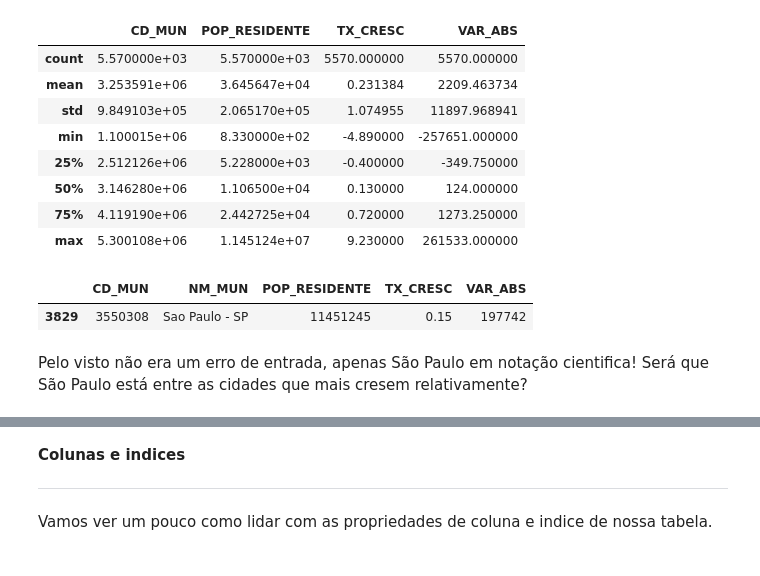
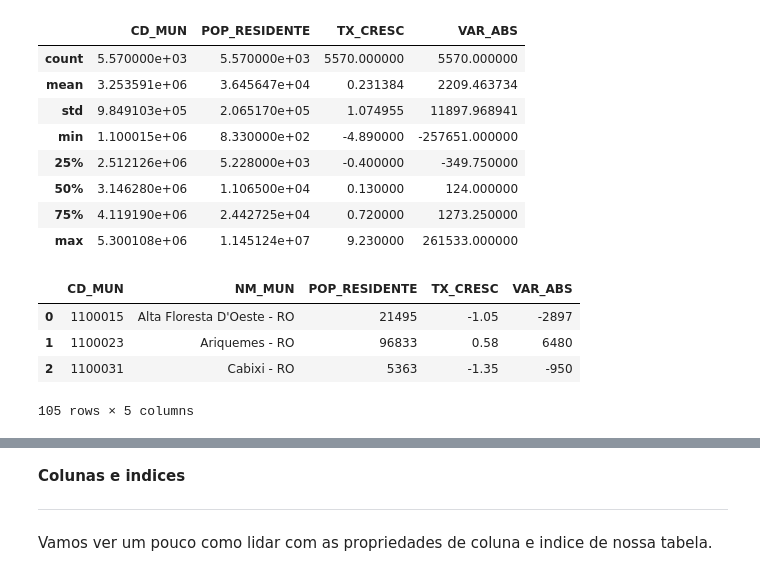
Before and after one commit to Tiago745/curso-de-python-2026, a Jupyter notebook: Roteiros/Aula 5/Aula 5 - acompanhamento -Curso 2026.ipynb, the cells around one changed output, grey strips where cells are left out. Drawn from its saved outputs; the diff is of its cells as text; code cells hidden in the pictures.

```diff
--- a/Roteiros/Aula 5/Aula 5 - acompanhamento -Curso 2026.ipynb
+++ b/Roteiros/Aula 5/Aula 5 - acompanhamento -Curso 2026.ipynb
@@ -395,10 +387,13 @@ df_pop.describe()
 | 50% | 3.146280e+06 | 1.106500e+04 | 0.130000 | 124.000000 |
 | 75% | 4.119190e+06 | 2.442725e+04 | 0.720000 | 1273.250000 |
 | max | 5.300108e+06 | 1.145124e+07 | 9.230000 | 261533.000000 |
-# %%
-df_pop[df_pop['POP_RESIDENTE']>=1e+07]
-# %% [output]
-|  | CD_MUN | NM_MUN | POP_RESIDENTE | TX_CRESC | VAR_ABS |
-| 3829 | 3550308 | Sao Paulo - SP | 11451245 | 0.15 | 197742 |
-# %% [markdown]
-Pelo visto não era um erro de entrada, apenas São Paulo em notação cientifica! Será que São Paulo está entre as cidades que mais cresem relativamente?
+# %%
+# Desfazendo a configuração de uma coluna como index
+df_pop = df_pop.reset_index()
+df_pop.head(3)
+# %% [output]
+|  | CD_MUN | NM_MUN | POP_RESIDENTE | TX_CRESC | VAR_ABS |
+| 0 | 1100015 | Alta Floresta D'Oeste - RO | 21495 | -1.05 | -2897 |
+| 1 | 1100023 | Ariquemes - RO | 96833 | 0.58 | 6480 |
+| 2 | 1100031 | Cabixi - RO | 5363 | -1.35 | -950 |
+105 rows × 5 columns
```
Also changed, not shown: parts of 22 cells of this notebook.
